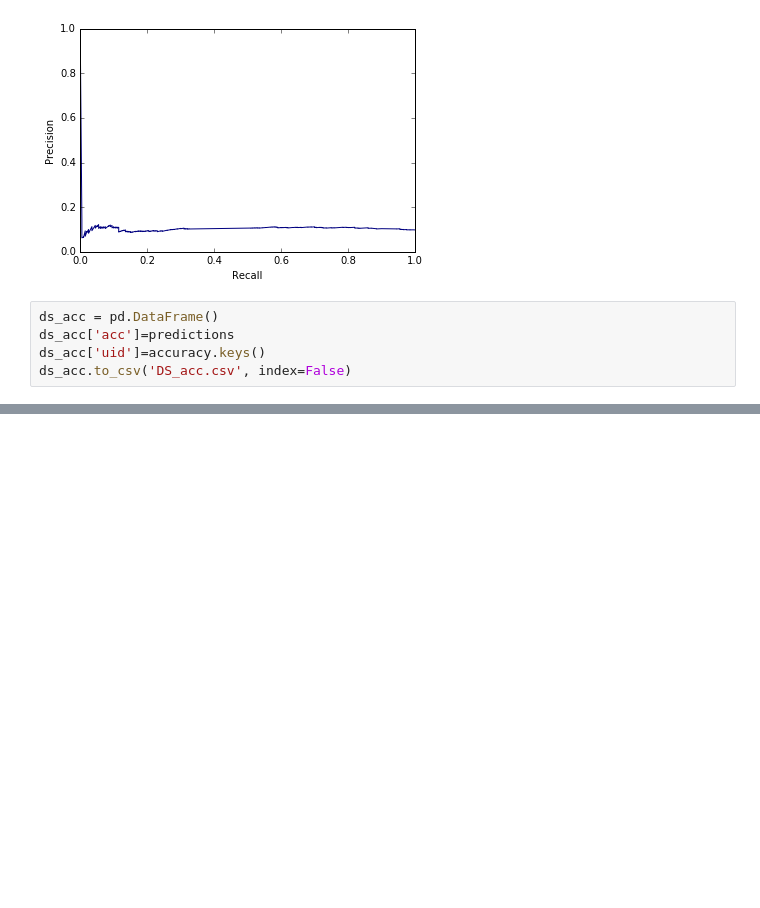
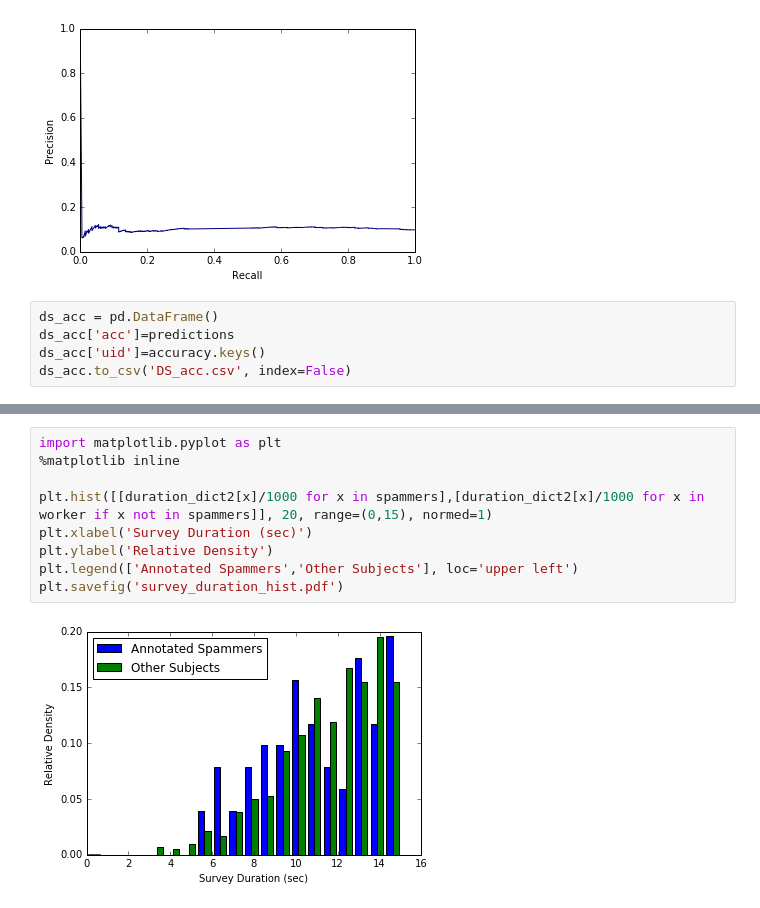
Before and after one commit to bobye/GLBA, a Jupyter notebook: baseline_python/baselines.ipynb, the cells around one changed output, grey strips where cells are left out. Drawn from its saved outputs; the diff is of its cells as text; blank space fills up the shorter version.

```diff
--- a/baseline_python/baselines.ipynb
+++ b/baseline_python/baselines.ipynb
@@ -63,0 +108,11 @@ ds_acc.to_csv('DS_acc.csv', index=False)
+# %%
+import matplotlib.pyplot as plt
+%matplotlib inline
+
+plt.hist([[duration_dict2[x]/1000 for x in spammers],[duration_dict2[x]/1000 for x in worker if x not in spammers]], 20, range=(0,15), normed=1)
+plt.xlabel('Survey Duration (sec)')
+plt.ylabel('Relative Density')
+plt.legend(['Annotated Spammers','Other Subjects'], loc='upper left')
+plt.savefig('survey_duration_hist.pdf')
+# %% [output]
+[figure, added]
```
Also changed, not shown: parts of 9 cells of this notebook.
